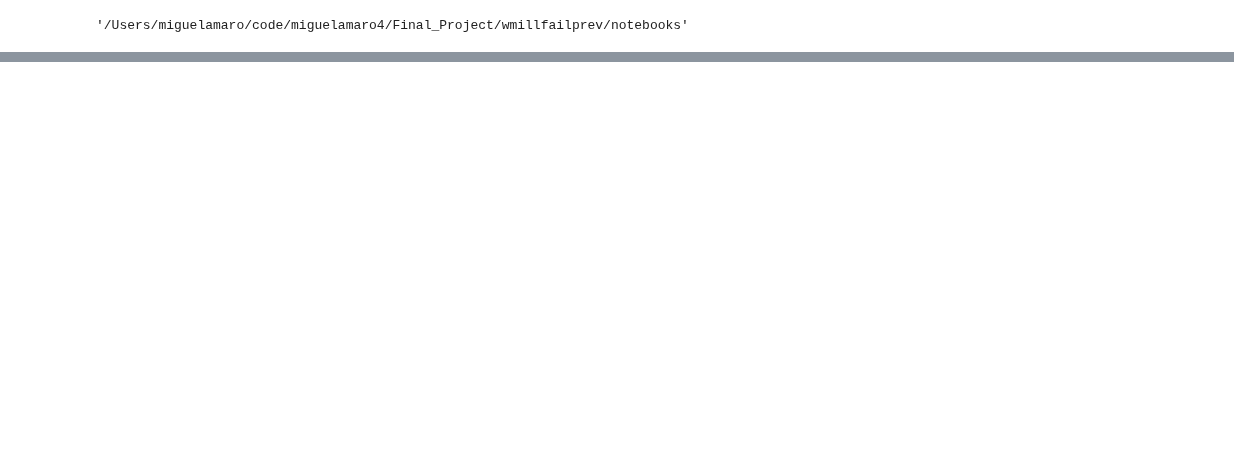
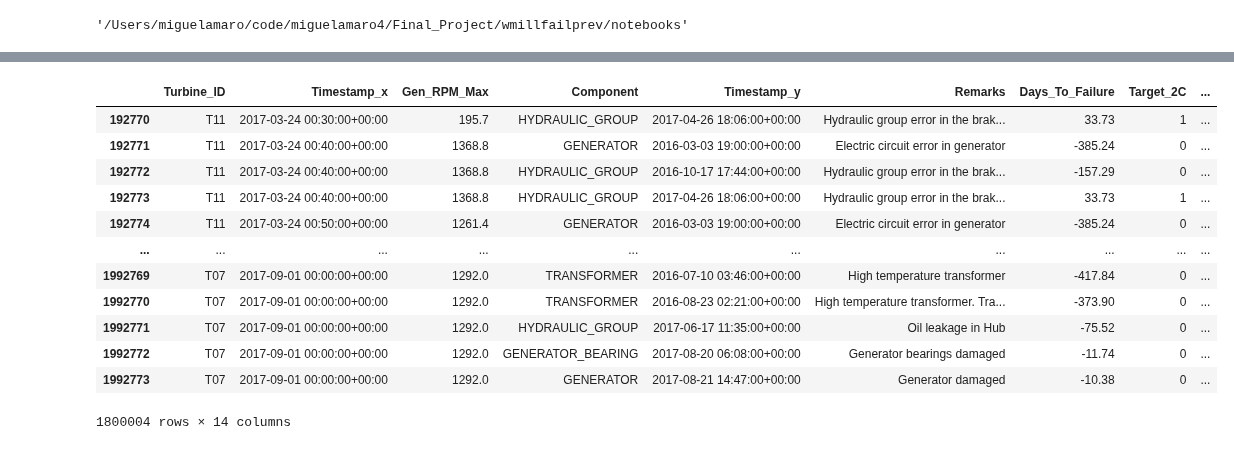
Before and after one commit to RicardoJPedro82/wmillfailprev, a Jupyter notebook: notebooks/Miguel.ipynb, the cells around one changed output, grey strips where cells are left out. Cells and saved outputs as stored; diff of their text form; code cells hidden in the pictures; blank space fills up the shorter version.

```diff
--- a/notebooks/Miguel.ipynb
+++ b/notebooks/Miguel.ipynb
@@ -8,0 +154,7 @@ import xlrd
+# %%
+def Failure_Time_Horizon(days):
+    if 2 <= days <=60:
+        Flag=1
+    else:
+        Flag=0
+    return Flag
@@ -8,0 +178,2 @@ import xlrd
+# %%
+df_signals_failures['Target_2C'] = df_signals_failures.apply(lambda x: Failure_Time_Horizon(x['Days_To_Failure']),axis=1)
@@ -8,0 +182,5 @@ import xlrd
+# %%
+components_list = ['GEARBOX', 'GENERATOR', 'GENERATOR_BEARING', 'TRANSFORMER', 'HYDRAULIC_GROUP']
+# %%
+for component in components_list:
+    df_signals_failures[f'Fail_{component}'] = df_signals_failures.apply(lambda x: Failure_Time_Horizon(x['Days_To_Failure']) if x['Component']==component else 0 ,axis=1)
@@ -8,0 +308,17 @@ import xlrd
+# %%
+#exemplo registos com target=1
+df_signals_failures.iloc[192770:]
+# %% [output]
+|  | Turbine_ID | Timestamp_x | Gen_RPM_Max | Component | Timestamp_y | Remarks | Days_To_Failure | Target_2C | ... |
+| 192770 | T11 | 2017-03-24 00:30:00+00:00 | 195.7 | HYDRAULIC_GROUP | 2017-04-26 18:06:00+00:00 | Hydraulic group error in the brak... | 33.73 | 1 | ... |
+| 192771 | T11 | 2017-03-24 00:40:00+00:00 | 1368.8 | GENERATOR | 2016-03-03 19:00:00+00:00 | Electric circuit error in generator | -385.24 | 0 | ... |
+| 192772 | T11 | 2017-03-24 00:40:00+00:00 | 1368.8 | HYDRAULIC_GROUP | 2016-10-17 17:44:00+00:00 | Hydraulic group error in the brak... | -157.29 | 0 | ... |
+| 192773 | T11 | 2017-03-24 00:40:00+00:00 | 1368.8 | HYDRAULIC_GROUP | 2017-04-26 18:06:00+00:00 | Hydraulic group error in the brak... | 33.73 | 1 | ... |
+| 192774 | T11 | 2017-03-24 00:50:00+00:00 | 1261.4 | GENERATOR | 2016-03-03 19:00:00+00:00 | Electric circuit error in generator | -385.24 | 0 | ... |
+| ... | ... | ... | ... | ... | ... | ... | ... | ... | ... |
+| 1992769 | T07 | 2017-09-01 00:00:00+00:00 | 1292.0 | TRANSFORMER | 2016-07-10 03:46:00+00:00 | High temperature transformer | -417.84 | 0 | ... |
+| 1992770 | T07 | 2017-09-01 00:00:00+00:00 | 1292.0 | TRANSFORMER | 2016-08-23 02:21:00+00:00 | High temperature transformer. Tra... | -373.90 | 0 | ... |
+| 1992771 | T07 | 2017-09-01 00:00:00+00:00 | 1292.0 | HYDRAULIC_GROUP | 2017-06-17 11:35:00+00:00 | Oil leakage in Hub | -75.52 | 0 | ... |
+| 1992772 | T07 | 2017-09-01 00:00:00+00:00 | 1292.0 | GENERATOR_BEARING | 2017-08-20 06:08:00+00:00 | Generator bearings damaged | -11.74 | 0 | ... |
+| 1992773 | T07 | 2017-09-01 00:00:00+00:00 | 1292.0 | GENERATOR | 2017-08-21 14:47:00+00:00 | Generator damaged | -10.38 | 0 | ... |
+1800004 rows × 14 columns
```
Also changed, not shown: parts of 70 cells of this notebook.
